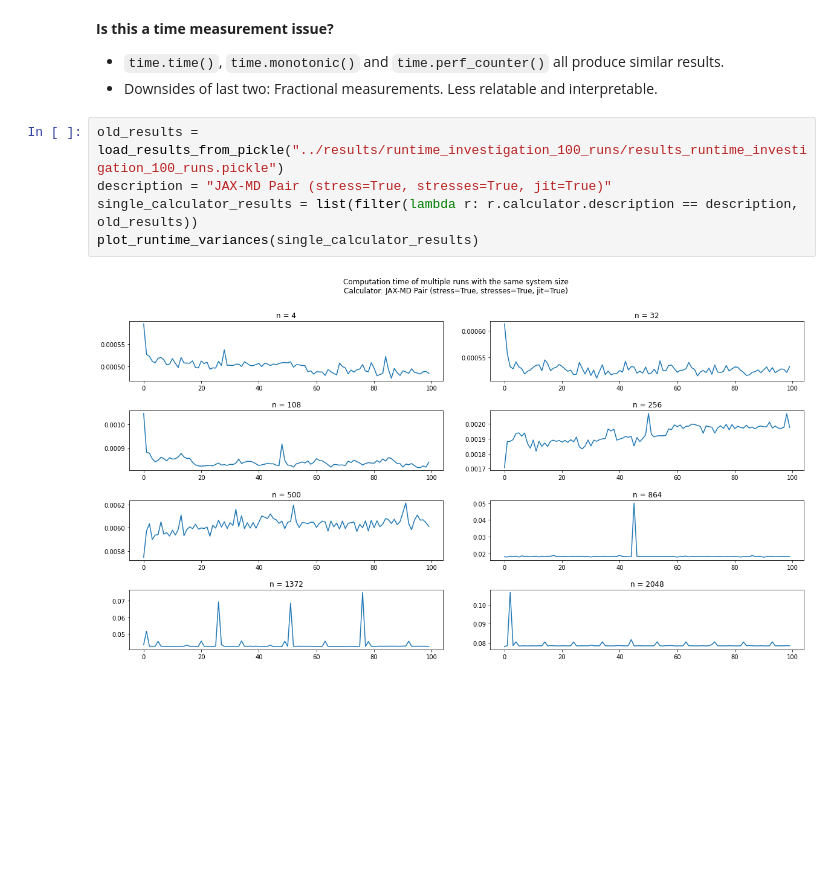
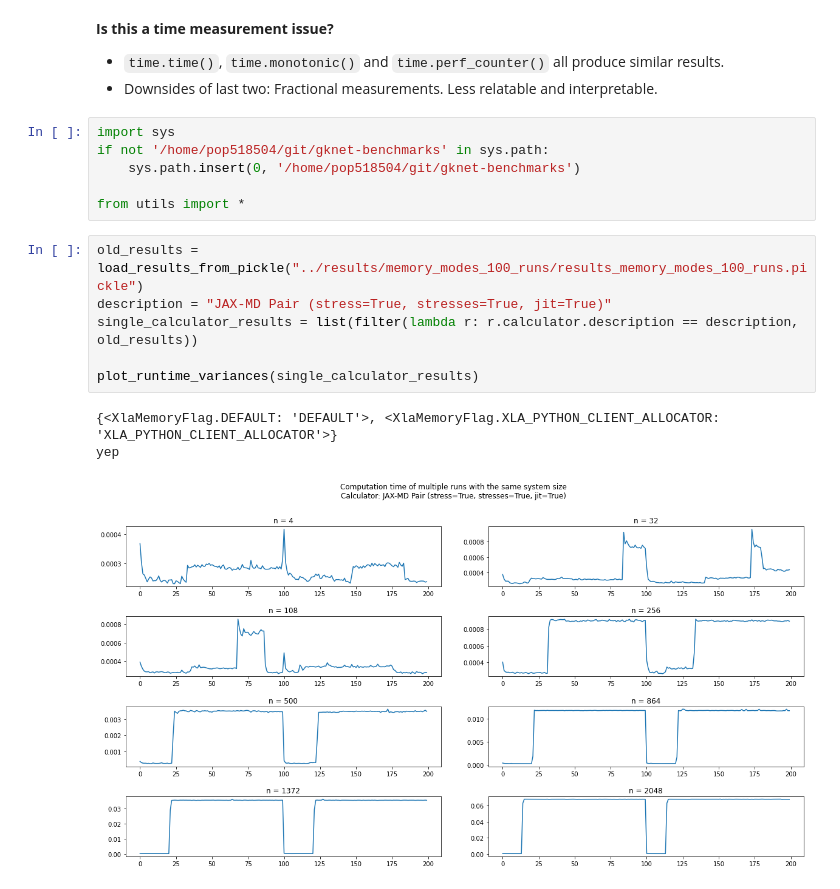
Before and after one commit to fabiannagel/gknet-benchmarks, a Jupyter notebook: misc/Result visualizations.ipynb, the cells around one changed output. Cells and saved outputs as stored; diff of their text form; blank space fills up the shorter version.

```diff
--- a/misc/Result visualizations.ipynb
+++ b/misc/Result visualizations.ipynb
@@ -85,10 +85,19 @@ plot_runtime_variances(single_calculator_results)
 **Is this a time measurement issue?**
 - `time.time()`, `time.monotonic()` and `time.perf_counter()` all produce similar results.
 - Downsides of last two: Fractional measurements. Less relatable and interpretable.
+# %%
+import sys
+if not '/home/pop518504/git/gknet-benchmarks' in sys.path:
+    sys.path.insert(0, '/home/pop518504/git/gknet-benchmarks')
+
+from utils import *
 # %%
-old_results = load_results_from_pickle("../results/runtime_investigation_100_runs/results_runtime_investigation_100_runs.pickle")
+old_results = load_results_from_pickle("../results/memory_modes_100_runs/results_memory_modes_100_runs.pickle")
 description = "JAX-MD Pair (stress=True, stresses=True, jit=True)"
 single_calculator_results = list(filter(lambda r: r.calculator.description == description, old_results))
+
 plot_runtime_variances(single_calculator_results)
 # %% [output]
+{<XlaMemoryFlag.DEFAULT: 'DEFAULT'>, <XlaMemoryFlag.XLA_PYTHON_CLIENT_ALLOCATOR: 'XLA_PYTHON_CLIENT_ALLOCATOR'>}
+yep
-[figure, old version]
+[figure, new version]
```
Also changed, not shown: 7 other files.
